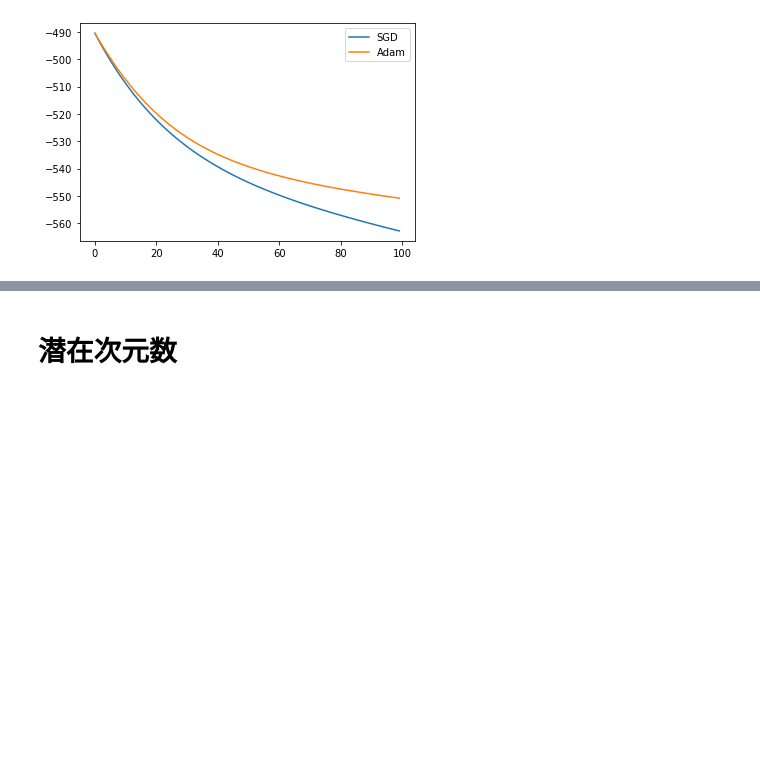
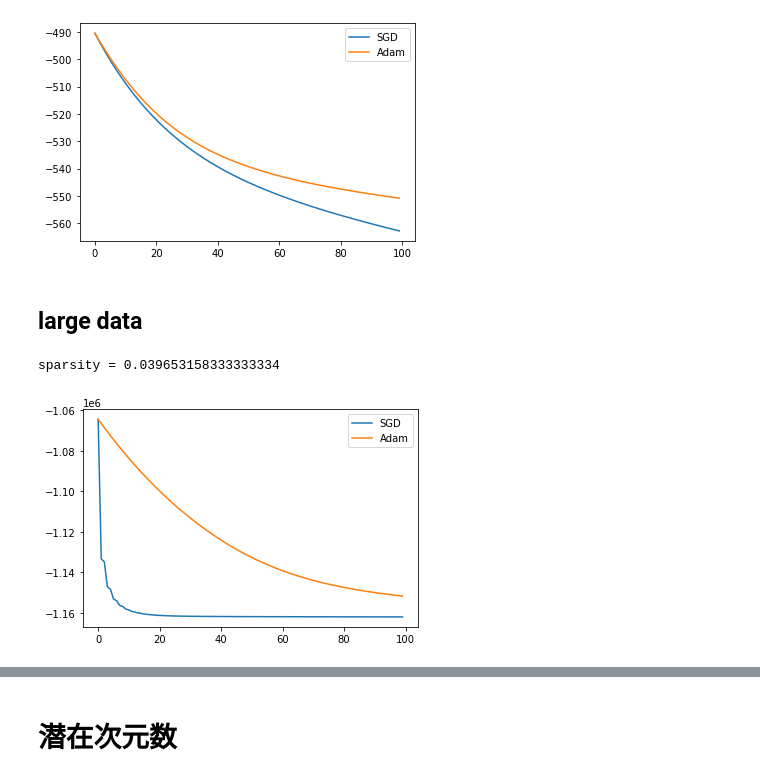
Before and after one commit to hand10ryo/tfMFs, a Jupyter notebook: experiments/Synthetic.ipynb, the cells around one changed output, grey strips where cells are left out. Drawn from its saved outputs; the diff is of its cells as text; code cells hidden in the pictures; blank space fills up the shorter version.

```diff
--- a/experiments/Synthetic.ipynb
+++ b/experiments/Synthetic.ipynb
@@ -130,3 +141,18 @@ synthetic_experiment(
 # %% [output]
 sparsity = 0.00046533333333333333
 [figure]
+# %% [markdown]
+## large data
+# %%
+synthetic_experiment(
+    num_pos_users=2000, # large size
+    num_neg_users=2000, # large size
+    num_random_words=30000, # large size
+    lam=None,
+    shape=0.1, # sparsity low
+    scale=0.5,
+    dim = 10
+)
+# %% [output]
+sparsity = 0.039653158333333334
+[figure, added]
```
Also changed, not shown: parts of 42 cells of this notebook, 3 other files.
